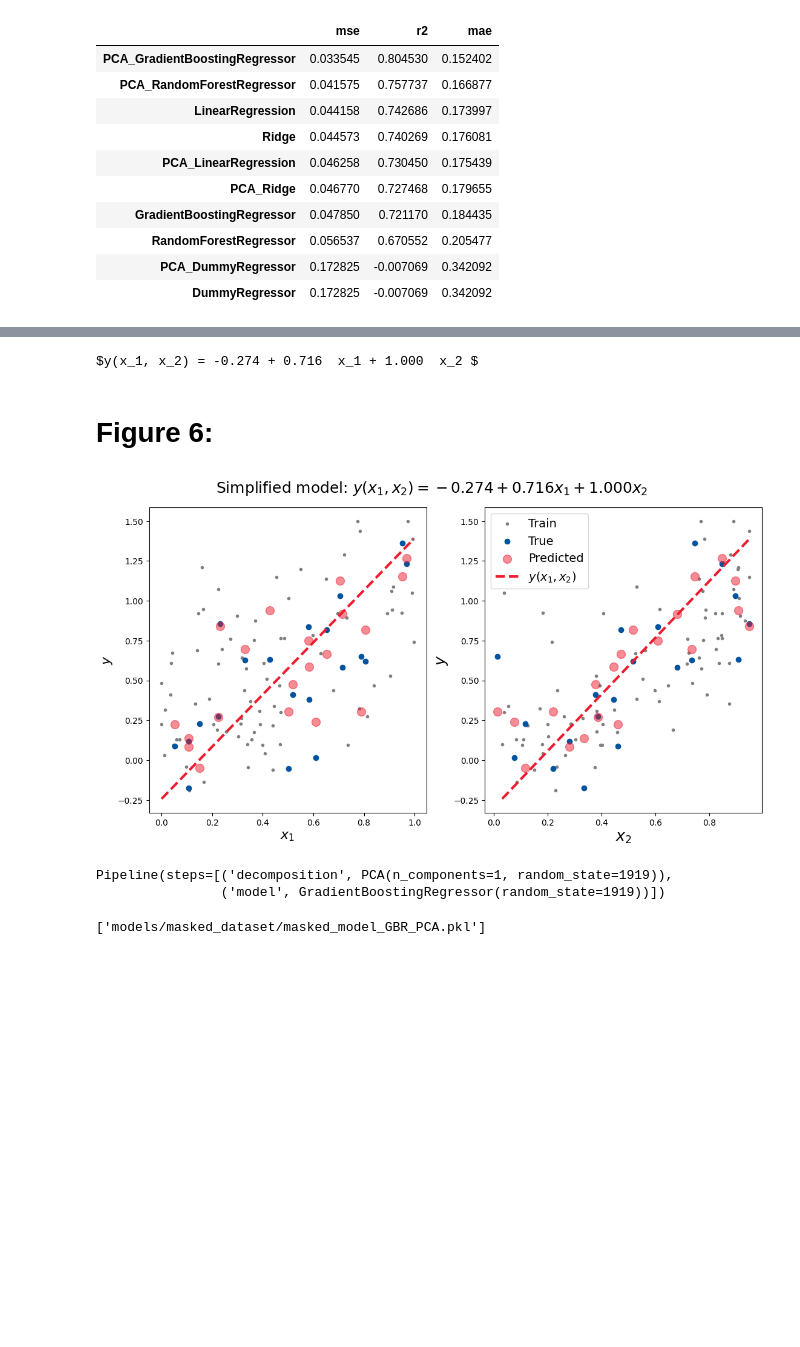
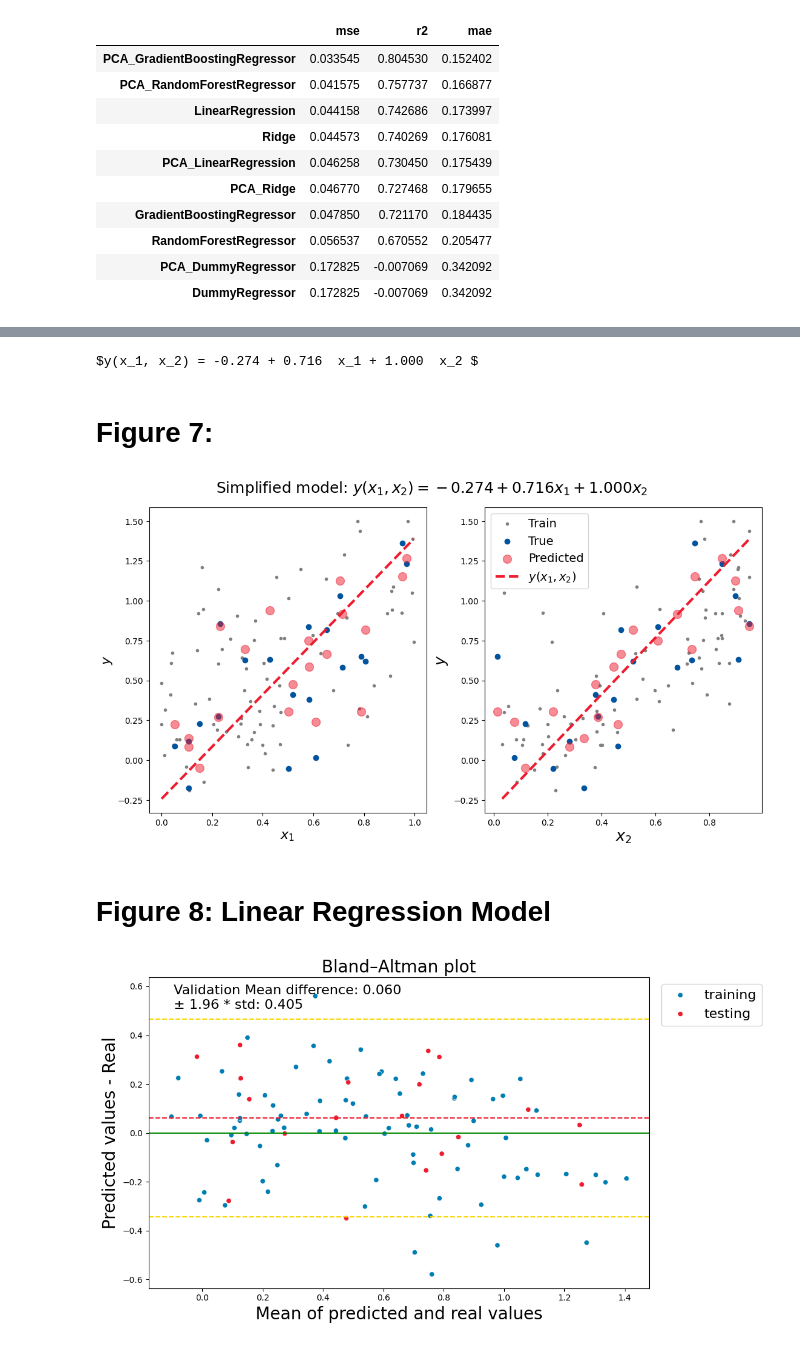
Before and after one commit to garciadias/tesco_ds, a Jupyter notebook: notebooks/my_solution.ipynb, the cells around one changed output, grey strips where cells are left out. Saved outputs shown, nothing was run; the diff lists cells and outputs as text; code cells hidden in the pictures; blank space fills up the shorter version.

```diff
--- a/notebooks/my_solution.ipynb
+++ b/notebooks/my_solution.ipynb
@@ -537,21 +565,18 @@ This equation allows us to develop an intuition about the problem. We can observ
 # %%
 simplest_model = selectors[1]
 fig = masked_model.plot_linear_regression_model(simplest_model, X_train, X_test, y_train, y_test)
-display(Markdown("# Figure 6:"))
+display(Markdown("# Figure 7:"))
 # %% [output]
 $y(x_1, x_2) = -0.274 + 0.716  x_1 + 1.000  x_2 $
-# Figure 6:
+# Figure 7:
 [figure]
-# %%
-best_model = selectors[0].fitted_models["GradientBoostingRegressor"]
-best_model.fit(X, y)
-# %% [output]
-Pipeline(steps=[('decomposition', PCA(n_components=1, random_state=1919)),
-                ('model', GradientBoostingRegressor(random_state=1919))])
-# %%
-masked_model_path = "models/masked_dataset/"
-os.makedirs(masked_model_path, exist_ok=True)
-masked_model_file = "masked_model_GBR_PCA.pkl"
-joblib.dump(best_model, f"{masked_model_path}{masked_model_file}")
-# %% [output]
-['models/masked_dataset/masked_model_GBR_PCA.pkl']
+# %%
+simplest_model = selectors[1].fitted_models["LinearRegression"]
+df_lr = df.copy()
+best_model.fit(X_train, y_train)
+df_lr["predicted_y"] = simplest_model.predict(df[["x1", "x2"]])
+fig = bland_altman_plot(df_lr, target="y", dataset_var="dataset")
+display(Markdown("# Figure 8: Linear Regression Model"))
+# %% [output]
+# Figure 8: Linear Regression Model
+[figure, added]
```
Also changed, not shown: parts of 12 cells of this notebook, 4 other files.
